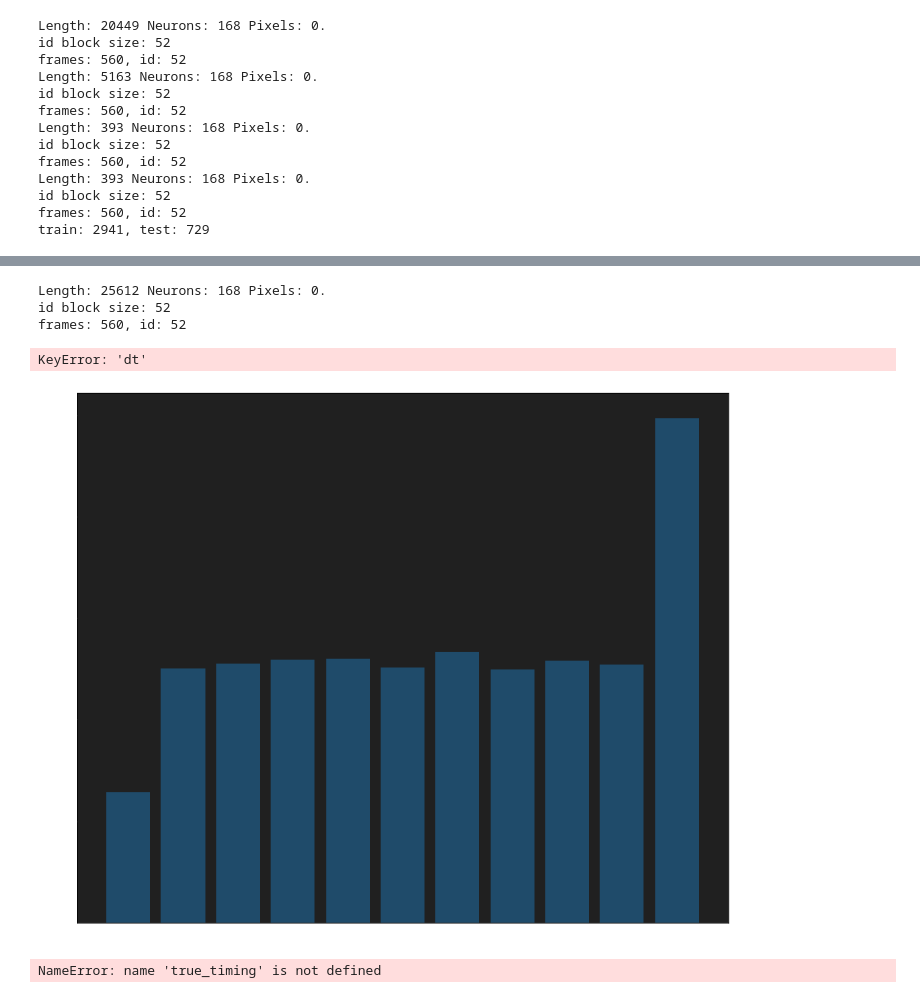
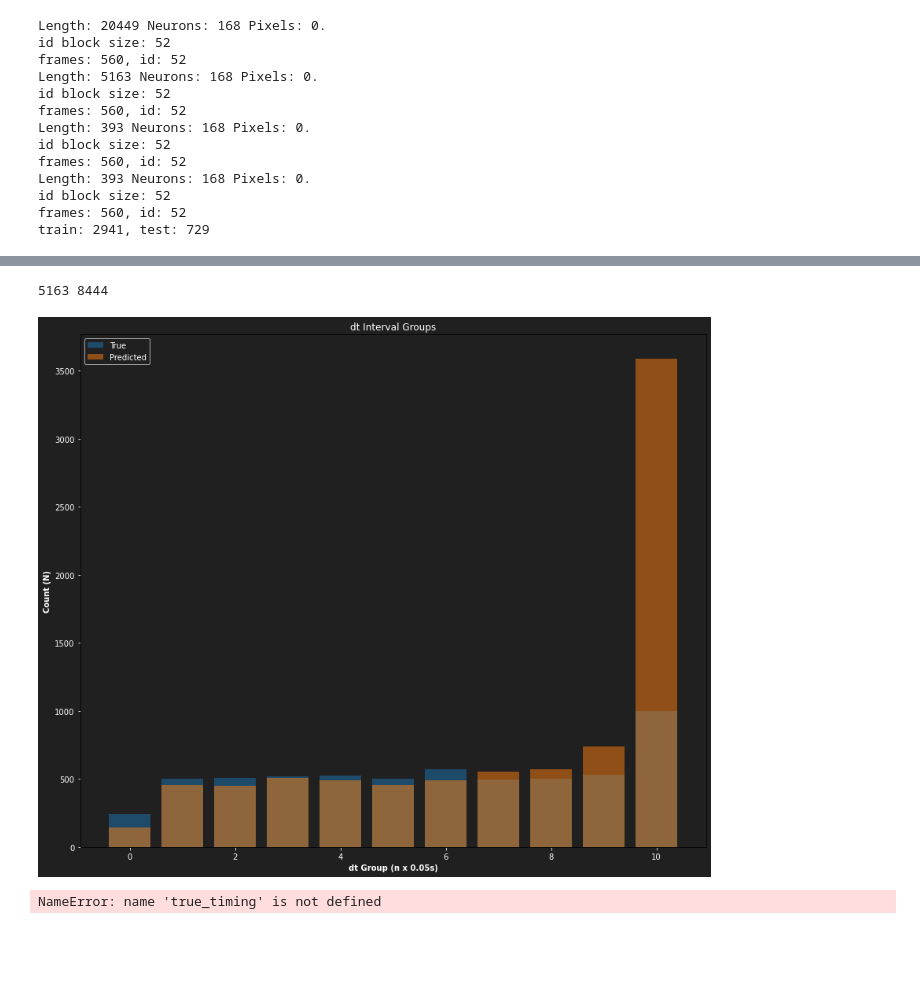
Before and after one commit to a-antoniades/neuroformer_, a Jupyter notebook: inference.ipynb, the cells around one changed output, grey strips where cells are left out. Saved outputs shown, nothing was run; the diff lists cells and outputs as text; code cells hidden in the pictures; blank space fills up the shorter version.

```diff
--- a/inference.ipynb
+++ b/inference.ipynb
@@ -257,5 +264,5 @@ mconf = GPTConfig(train_dataset.population_size, block_size,    # frame_block_si
                         id_drop=0.2, im_drop=0.2)
 model = GPT(mconf)
 # model.load_state_dict(torch.load("/Users/antonis/Downloads/model_shuffle_perceiver_2.0_dt_0.05_eos_8_8_256.pt", map_location='cpu'))
-model.load_state_dict(torch.load("/Users/antonis/projects/slab/neuroformer/OneCombo3/models/model_sim_weighted_shuffle_decay_True_perceiver_2.0_dt_0.05_eos_8_8_256.pt", map_location='cpu'))
+model.load_state_dict(torch.load("/Users/antonis/projects/slab/neuroformer/OneCombo3/models/model_weighted_shuffle_decay_True_perceiver_2.0_dt_0.05_eos_8_8_256.pt", map_location='cpu'))
 # %% [output]
@@ -335,7 +373,7 @@ loader = DataLoader(test_dataset, shuffle=False, pin_memory=False,
 
 # device = torch.cuda.current_device()
 # model = model.to(device)
-# model.load_state_dict(torch.load(parent_path +  "code/transformer_vid3/runs/models/12-14-21-11:49-e:1-b:650-l:4-h:4-ne:256-higher_order.pt"))
+model.load_state_dict(torch.load("/Users/antonis/projects/slab/neuroformer/OneCombo3/models/model_weighted_shuffle_nodecay_True_perceiver_2.0_dt_0.05_eos_8_8_256.pt",  map_location='cpu'))
 
 """
 
@@ -358,7 +396,7 @@ it in loss, here it is included in loss and predictions.
 
 # true, predicted = predict_beam_search(model, loader, stoi, frame_end=0)
 # true, predicted, true_timing = predict_raster_recursive(model, loader, stoi, sample=True, top_p=0.95, gpu=True, frame_end=0)
-results = predict_raster_recursive_time_auto(model, loader, window, stoi, itos_dt, sample=True, top_p=0.65, top_p_t=0.65, frame_end=0, get_dt=True, gpu=False)
+results = predict_raster_recursive_time_auto(model, loader, window, stoi, itos_dt, sample=True, top_p=0.95, top_p_t=0.95, frame_end=0, get_dt=True, gpu=False)
 
 # true, predicted = predict_raster_hungarian(model, loader)
 # true, predicted = predict_raster(model, loader, gpu=True)
@@ -367,16 +405,12 @@ results = predict_raster_recursive_time_auto(model, loader, window, stoi, itos_d
 # predicted_df = pd.DataFrame(predicted.numpy())
 # print(len(true_df[true_df[0] == 512]), len(predicted_df[predicted_df[0] == 512]))
 # %%
-whole_dataset = SpikeTimeVidData2(df, None, block_size, id_block_size, frame_block_size, prev_id_block_size, window, dt, frame_memory, stoi, itos, neurons, stoi_dt, itos_dt, frame_feats, pred=False)
+# whole_dataset = SpikeTimeVidData2(df, None, block_size, id_block_size, frame_block_size, prev_id_block_size, window, dt, frame_memory, stoi, itos, neurons, stoi_dt, itos_dt, frame_feats, pred=False)
 
-loader = DataLoader(whole_dataset, shuffle=False, pin_memory=False,
-                                  batch_size=1, num_workers=1)
+# loader = DataLoader(whole_dataset, shuffle=False, pin_memory=False,
+#                                   batch_size=1, num_workers=1)
 
-results = predict_raster_recursive_time_auto(model, loader, window, stoi, itos_dt, sample=True, top_p=0.675, top_p_t=0.675, frame_end=0, get_dt=True, gpu=False)
+# results = predict_raster_recursive_time_auto(model, loader, window, stoi, itos_dt, sample=True, top_p=0.675, top_p_t=0.675, frame_end=0, get_dt=True, gpu=False)
-# %% [output]
-Length: 25612 Neurons: 168 Pixels: 0.
-id block size: 52
-frames: 560, id: 52
 # %%
 # results = predict_raster_recursive_time_auto(model, loader, window, stoi, itos_dt, sample=True, top_p=0.95, top_p_t=0.95, frame_end=0, get_dt=True, gpu=False)
 
@@ -390,7 +424,11 @@ df_pred['Time'] = df_pred['dt'] + df_pred['interval'] - 0.5
 true_keys = ['true', 'time']
 true_dict = {k: results[k] for k in results if k in true_keys}
 df_true = pd.DataFrame(true_dict)
-df_true.rename({'true':'ID', 'Time':'dt'}, axis=1, inplace=True)
+df_true.rename({'true':'ID', 'time':'dt'}, axis=1, inplace=True)
+
+print(len(test_data), len(df_pred))
+# %% [output]
+5163 8444
 # %%
 # predicted_timing = [itos_dt[int(dt)] for dt in predicted_timing]
 # df_pred = pd.DataFrame({'True':true, 'Predicted':predicted, 'Time':true_timing, 'Predicted_Time':predicted_timing})    # Time':test_data['Time']})
@@ -405,29 +443,28 @@ set_plot_params()
 # %%
 # df_dt = [y['dt'][:len(y['dt']) - (x['pad'])] for x, y in test_dataset]
 plt.figure(figsize=(12,10))
 
 # df_dt = df_true['time']
-freq_dt_true = df_true.groupby(['time']).size()
+freq_dt_true = df_true.groupby(['dt']).size()
 plt.bar(np.arange(len(freq_dt_true.index)), freq_dt_true, alpha=0.5, label='True')
 
 
 # df_dt_pred = df_pred['time_pred']
 freq_dt_pred = df_pred.groupby(['dt']).size()
 plt.bar(np.arange(len(freq_dt_pred.index)), freq_dt_pred, alpha=0.5, label='Predicted')
 
 
 # plt.xticks(ticks=pd.to_numeric(freq_dt_pred.index)labels=pd.to_numeric(freq_dt_pred.index))
 plt.title('dt Interval Groups')
 plt.xlabel('dt Group (n x 0.05s)')
 plt.ylabel('Count (N)')
 
 plt.legend()
 
 plt.tight_layout()
 # plt.savefig("dt_interval_dist.png", dpi=300)
 # %% [output]
-KeyError: 'dt'
-[figure, old version]
+[figure, new version]
 # %%
 ndt_df = pd.DataFrame(true_timing)
 freq_dt_true = dt_df[dt_df[0] > 0].groupby([0]).size()
```
Also changed, not shown: parts of 18 cells of this notebook, 1 other file.
